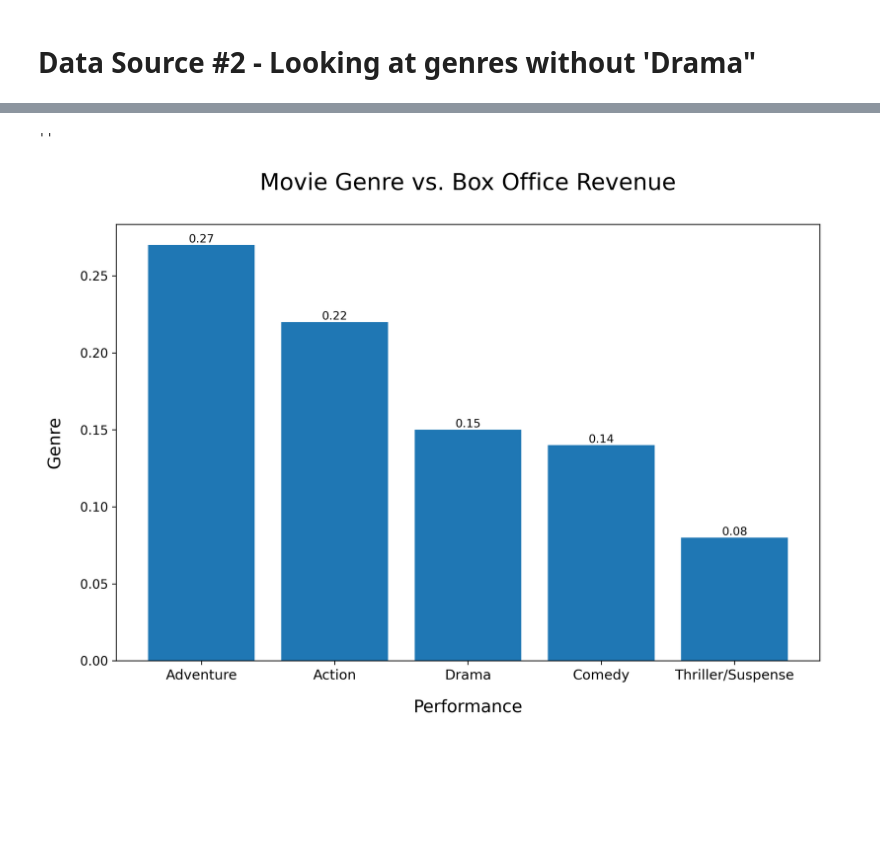
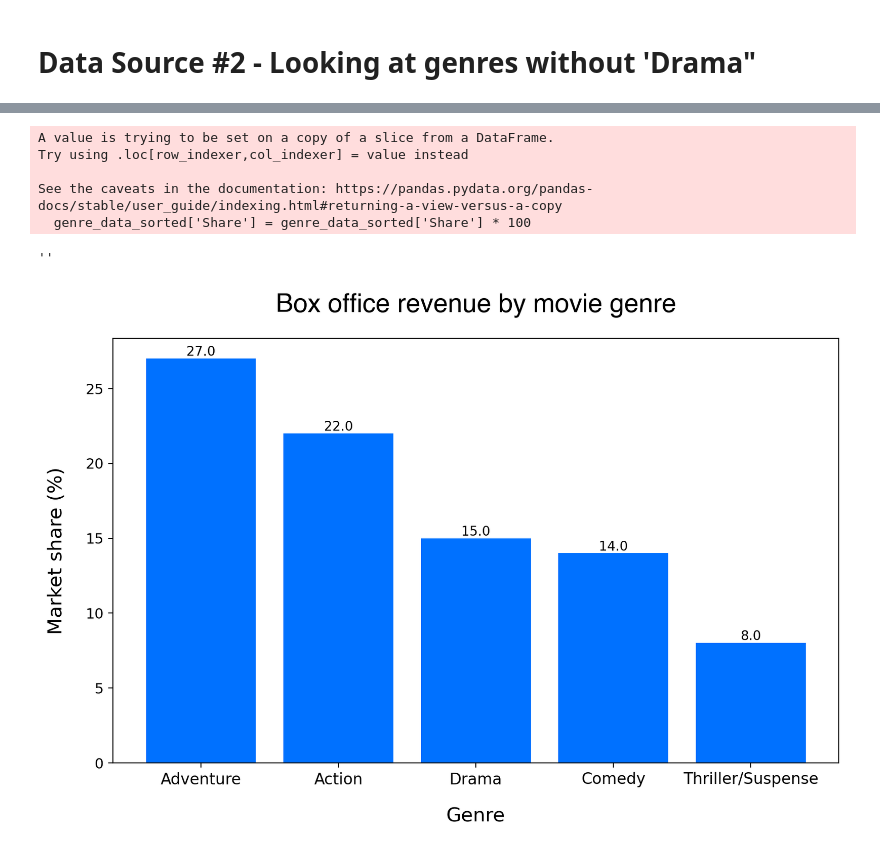
Before and after one commit to stephcia/Microsoft-Studios-Analysis, a Jupyter notebook: student.ipynb, the cells around one changed output, grey strips where cells are left out. Cells and saved outputs as stored; diff of their text form; code cells hidden in the pictures; blank space fills up the shorter version.

Commit message:
final document with cleaned cells

```diff
--- a/student.ipynb
+++ b/student.ipynb
@@ -574,12 +546,12 @@ top_genres_no_drama
 | 37 | Western | 132.0 |
 | 10770 | TV Movie | 128.0 |
 # %%
-# creating percentage colum to represent breakdown of categories
+# creating percentage colum to represent breakdown of categories and rounding the floats
 
 genre_breakdown = top_genres_no_drama
 
-genre_breakdown['percent'] = ((genre_breakdown['genre_total'] / genre_breakdown['genre_total'].sum()) * 100)
-genre_breakdown
+genre_breakdown['percent'] = ((genre_breakdown['genre_total'] / genre_breakdown['genre_total'].sum() * 100))
+genre_breakdown.percent = genre_breakdown.percent.round(2)
 # %% [output]
 A value is trying to be set on a copy of a slice from a DataFrame.
 Try using .loc[row_indexer,col_indexer] = value instead
@@ -609,3 +566,7 @@ genre_top5 = genre_breakdown.head(10)
+# %%
+# making dataframe with top 5
+
+genre_top5 = genre_breakdown.head(5)
 # %%
 # resestting index
 
@@ -662,0 +607,8 @@ genre_data_top5
+# %%
+#sorting the top give genre
+
+genre_data_sorted = genre_data.head(5)
+
+#turning share into percent and adjusting float to 2 places
+genre_data_sorted['Share'] = genre_data_sorted['Share'] * 100
+genre_data_sorted.Share = genre_data_sorted.Share.round(2)
@@ -663,29 +622,42 @@ genre_data_top5
+# %%
+# turning share into percent and adjusting float to 2 places
+
+
+genre_data_sorted['Share'] = genre_data_sorted['Share'] * 100
+genre_data_sorted.Share = genre_data_sorted.Share.round(2)
+# %% [output]
+A value is trying to be set on a copy of a slice from a DataFrame.
+Try using .loc[row_indexer,col_indexer] = value instead
+
+See the caveats in the documentation: https://pandas.pydata.org/pandas-docs/stable/user_guide/indexing.html#returning-a-view-versus-a-copy
+  genre_data_sorted['Share'] = genre_data_sorted['Share'] * 100
 # %%
 import matplotlib.pyplot as plt
 import numpy as np
 
 # creating x and y
 x = genre_data_sorted['Genre']
-y = genre_data_sorted['Market Share %']
+y = genre_data_sorted['Share']
 
 # resizing & design
-fig = plt.figure(figsize=(11, 7))
+fig = plt.figure(figsize=(10, 6))
 plt.rc('xtick', labelsize=12)
 plt.rc('ytick', labelsize=11)
-rfont = {'fontname':'roboto'}
+rfont = {'fontname':'helvetica'}
 
 # setting labels
-plt.title('Movie Genre vs. Box Office Revenue',**rfont, fontdict = {'fontsize' : 20, 'fontweight': 100} , pad = 30)
-plt.xlabel('Performance',labelpad = 15, fontdict = {'fontsize' : 15} )
-plt.ylabel('Genre', labelpad = 15, fontdict = {'fontsize' : 15})
+plt.title('Box office revenue by movie genre',**rfont, fontdict = {'fontsize' : 20, 'fontweight': 100} , pad = 20
+         )
+plt.xlabel('Genre',labelpad = 15, fontdict = {'fontsize' : 15} )
+plt.ylabel('Market share (%)', labelpad = 15, fontdict = {'fontsize' : 15})
 
 # making the bar
-genre_graph = plt.bar(x, y)
+genre_graph = plt.bar(x, y,color=('#0071ff'))
 
 for bar in genre_graph:
     yval = bar.get_height()
     plt.text(bar.get_x() + bar.get_width()/2, yval, yval, ha='center', va='bottom')
 ;
 # %% [output]
 ''
-[figure, old version]
+[figure, new version]
```
Also changed, not shown: parts of 34 cells of this notebook.
